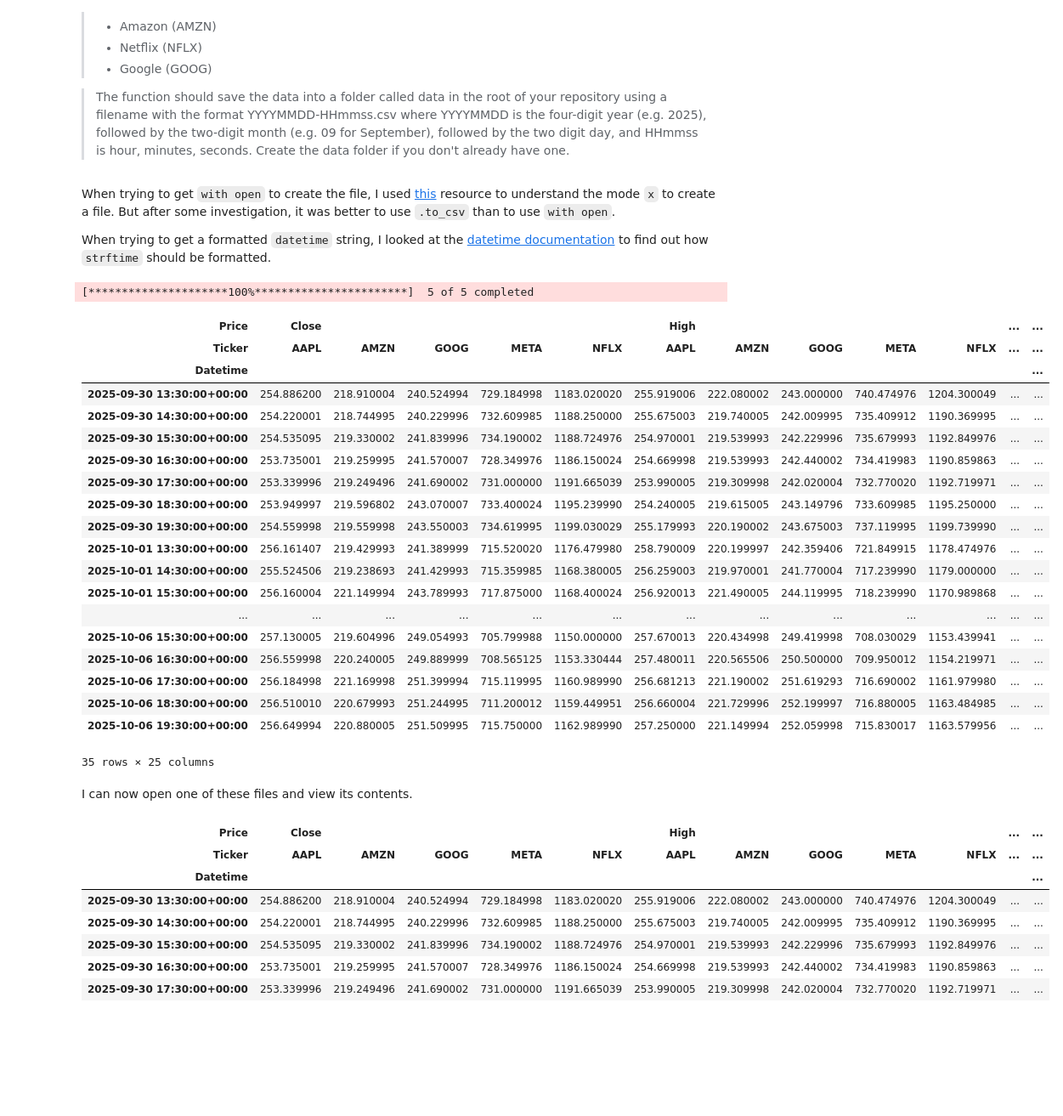
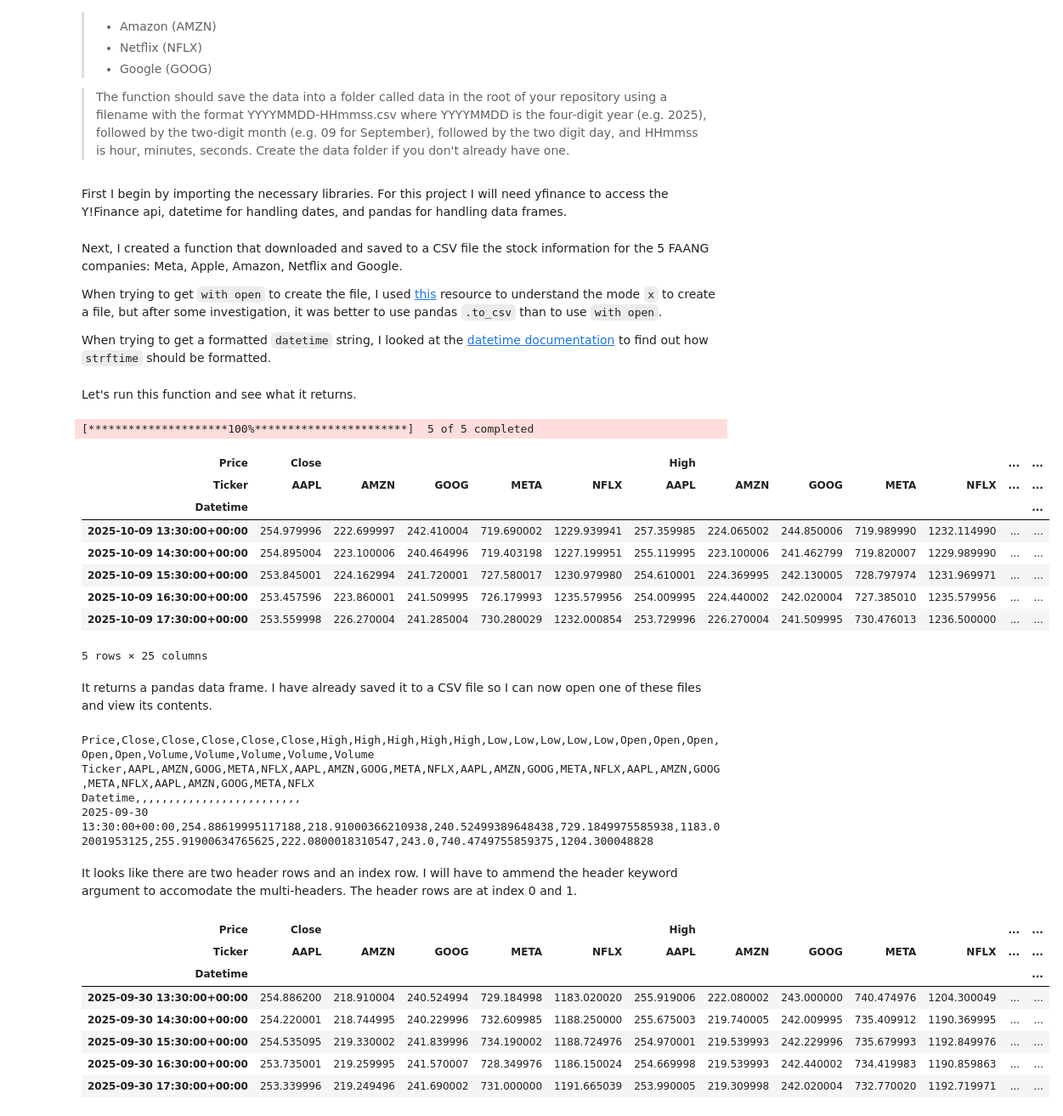
Before and after one commit to CeamanCollins/computer-infrastructure-assessment, a Jupyter notebook: problems.ipynb, the cells around one changed output. Shown at 85% size. Drawn from its saved outputs; the diff is of its cells as text; code cells hidden in the pictures; blank space fills up the shorter version.

```diff
--- a/problems.ipynb
+++ b/problems.ipynb
@@ -14,6 +14,8 @@ This notebook covers the problems covered in the ATU module Computer Infrastruct
 > - Google (GOOG)
 
 > The function should save the data into a folder called data in the root of your repository using a filename with the format YYYYMMDD-HHmmss.csv where YYYYMMDD is the four-digit year (e.g. 2025), followed by the two-digit month (e.g. 09 for September), followed by the two digit day, and HHmmss is hour, minutes, seconds. Create the data folder if you don't already have one.
+# %% [markdown]
+First I begin by importing the necessary libraries. For this project I will need yfinance to access the Y!Finance api, datetime for handling dates, and pandas for handling data frames.
 # %%
 # https://ranaroussi.github.io/yfinance/reference/index.html
 import yfinance as yf
@@ -24,7 +26,9 @@ import datetime as dt
 # https://pandas.pydata.org/docs/
 import pandas as pd
 # %% [markdown]
-When trying to get `with open` to create the file, I used [this](https://note.nkmk.me/en/python-file-io-open-with/#create-a-file-only-if-it-doesnt-exist) resource to understand the mode `x` to create a file. But after some investigation, it was better to use `.to_csv` than to use `with open`.
+Next, I created a function that downloaded and saved to a CSV file the stock information for the 5 FAANG companies: Meta, Apple, Amazon, Netflix and Google.
+
+When trying to get `with open` to create the file, I used [this](https://note.nkmk.me/en/python-file-io-open-with/#create-a-file-only-if-it-doesnt-exist) resource to understand the mode `x` to create a file, but after some investigation, it was better to use pandas `.to_csv` than to use `with open`.
 
 When trying to get a formatted `datetime` string, I looked at the [datetime documentation](https://docs.python.org/3/library/datetime.html#strftime-strptime-behavior) to find out how `strftime` should be formatted.
 # %%
@@ -34,30 +43,32 @@ def get_data():
     # https://docs.python.org/3/library/datetime.html#strftime-strptime-behavior
     data.to_csv(f"data/{dt.datetime.now().strftime('%Y%m%d_%H%M%S')}.csv")
     return data
+# %% [markdown]
+Let's run this function and see what it returns.
 # %%
-get_data()
+get_data().head()
 # %% [output]
 [*********************100%***********************]  5 of 5 completed
 | Price | Close |  |  |  |  | High |  |  |  |  | ... | ... |
 | Ticker | AAPL | AMZN | GOOG | META | NFLX | AAPL | AMZN | GOOG | META | NFLX | ... | ... |
 | Datetime |  |  |  |  |  |  |  |  |  |  |  | ... |
-| 2025-09-30 13:30:00+00:00 | 254.886200 | 218.910004 | 240.524994 | 729.184998 | 1183.020020 | 255.919006 | 222.080002 | 243.000000 | 740.474976 | 1204.300049 | ... | ... |
-| 2025-09-30 14:30:00+00:00 | 254.220001 | 218.744995 | 240.229996 | 732.609985 | 1188.250000 | 255.675003 | 219.740005 | 242.009995 | 735.409912 | 1190.369995 | ... | ... |
-| 2025-09-30 15:30:00+00:00 | 254.535095 | 219.330002 | 241.839996 | 734.190002 | 1188.724976 | 254.970001 | 219.539993 | 242.229996 | 735.679993 | 1192.849976 | ... | ... |
-| 2025-09-30 16:30:00+00:00 | 253.735001 | 219.259995 | 241.570007 | 728.349976 | 1186.150024 | 254.669998 | 219.539993 | 242.440002 | 734.419983 | 1190.859863 | ... | ... |
-| 2025-09-30 17:30:00+00:00 | 253.339996 | 219.249496 | 241.690002 | 731.000000 | 1191.665039 | 253.990005 | 219.309998 | 242.020004 | 732.770020 | 1192.719971 | ... | ... |
-| 2025-09-30 18:30:00+00:00 | 253.949997 | 219.596802 | 243.070007 | 733.400024 | 1195.239990 | 254.240005 | 219.615005 | 243.149796 | 733.609985 | 1195.250000 | ... | ... |
-| 2025-09-30 19:30:00+00:00 | 254.559998 | 219.559998 | 243.550003 | 734.619995 | 1199.030029 | 255.179993 | 220.190002 | 243.675003 | 737.119995 | 1199.739990 | ... | ... |
-| 2025-10-01 13:30:00+00:00 | 256.161407 | 219.429993 | 241.389999 | 715.520020 | 1176.479980 | 258.790009 | 220.199997 | 242.359406 | 721.849915 | 1178.474976 | ... | ... |
-| 2025-10-01 14:30:00+00:00 | 255.524506 | 219.238693 | 241.429993 | 715.359985 | 1168.380005 | 256.259003 | 219.970001 | 241.770004 | 717.239990 | 1179.000000 | ... | ... |
-| 2025-10-01 15:30:00+00:00 | 256.160004 | 221.149994 | 243.789993 | 717.875000 | 1168.400024 | 256.920013 | 221.490005 | 244.119995 | 718.239990 | 1170.989868 | ... | ... |
-| ... | ... | ... | ... | ... | ... | ... | ... | ... | ... | ... | ... | ... |
-| 2025-10-06 15:30:00+00:00 | 257.130005 | 219.604996 | 249.054993 | 705.799988 | 1150.000000 | 257.670013 | 220.434998 | 249.419998 | 708.030029 | 1153.439941 | ... | ... |
-| 2025-10-06 16:30:00+00:00 | 256.559998 | 220.240005 | 249.889999 | 708.565125 | 1153.330444 | 257.480011 | 220.565506 | 250.500000 | 709.950012 | 1154.219971 | ... | ... |
-| 2025-10-06 17:30:00+00:00 | 256.184998 | 221.169998 | 251.399994 | 715.119995 | 1160.989990 | 256.681213 | 221.190002 | 251.619293 | 716.690002 | 1161.979980 | ... | ... |
-| 2025-10-06 18:30:00+00:00 | 256.510010 | 220.679993 | 251.244995 | 711.200012 | 1159.449951 | 256.660004 | 221.729996 | 252.199997 | 716.880005 | 1163.484985 | ... | ... |
-| 2025-10-06 19:30:00+00:00 | 256.649994 | 220.880005 | 251.509995 | 715.750000 | 1162.989990 | 257.250000 | 221.149994 | 252.059998 | 715.830017 | 1163.579956 | ... | ... |
+| 2025-10-09 13:30:00+00:00 | 254.979996 | 222.699997 | 242.410004 | 719.690002 | 1229.939941 | 257.359985 | 224.065002 | 244.850006 | 719.989990 | 1232.114990 | ... | ... |
+| 2025-10-09 14:30:00+00:00 | 254.895004 | 223.100006 | 240.464996 | 719.403198 | 1227.199951 | 255.119995 | 223.100006 | 241.462799 | 719.820007 | 1229.989990 | ... | ... |
+| 2025-10-09 15:30:00+00:00 | 253.845001 | 224.162994 | 241.720001 | 727.580017 | 1230.979980 | 254.610001 | 224.369995 | 242.130005 | 728.797974 | 1231.969971 | ... | ... |
+| 2025-10-09 16:30:00+00:00 | 253.457596 | 223.860001 | 241.509995 | 726.179993 | 1235.579956 | 254.009995 | 224.440002 | 242.020004 | 727.385010 | 1235.579956 | ... | ... |
+| 2025-10-09 17:30:00+00:00 | 253.559998 | 226.270004 | 241.285004 | 730.280029 | 1232.000854 | 253.729996 | 226.270004 | 241.509995 | 730.476013 | 1236.500000 | ... | ... |
-35 rows × 25 columns
+5 rows × 25 columns
+# %% [markdown]
+It returns a pandas data frame. I have already saved it to a CSV file so I can now open one of these files and view its contents.
+# %%
+# I can now open one of these files and view its contents.
+with open ("data/20251006_220432.csv", 'r') as f:
+    print(f.read(500))
+# %% [output]
+Price,Close,Close,Close,Close,Close,High,High,High,High,High,Low,Low,Low,Low,Low,Open,Open,Open,Open,Open,Volume,Volume,Volume,Volume,Volume
+Ticker,AAPL,AMZN,GOOG,META,NFLX,AAPL,AMZN,GOOG,META,NFLX,AAPL,AMZN,GOOG,META,NFLX,AAPL,AMZN,GOOG,META,NFLX,AAPL,AMZN,GOOG,META,NFLX
+Datetime,,,,,,,,,,,,,,,,,,,,,,,,,
+2025-09-30 13:30:00+00:00,254.88619995117188,218.91000366210938,240.52499389648438,729.1849975585938,1183.02001953125,255.91900634765625,222.0800018310547,243.0,740.4749755859375,1204.300048828
 # %% [markdown]
-I can now open one of these files and view its contents.
+It looks like there are two header rows and an index row. I will have to ammend the header keyword argument to accomodate the multi-headers. The header rows are at index 0 and 1.
 # %%
```
Also changed, not shown: parts of 7 cells of this notebook, 2 other files.
